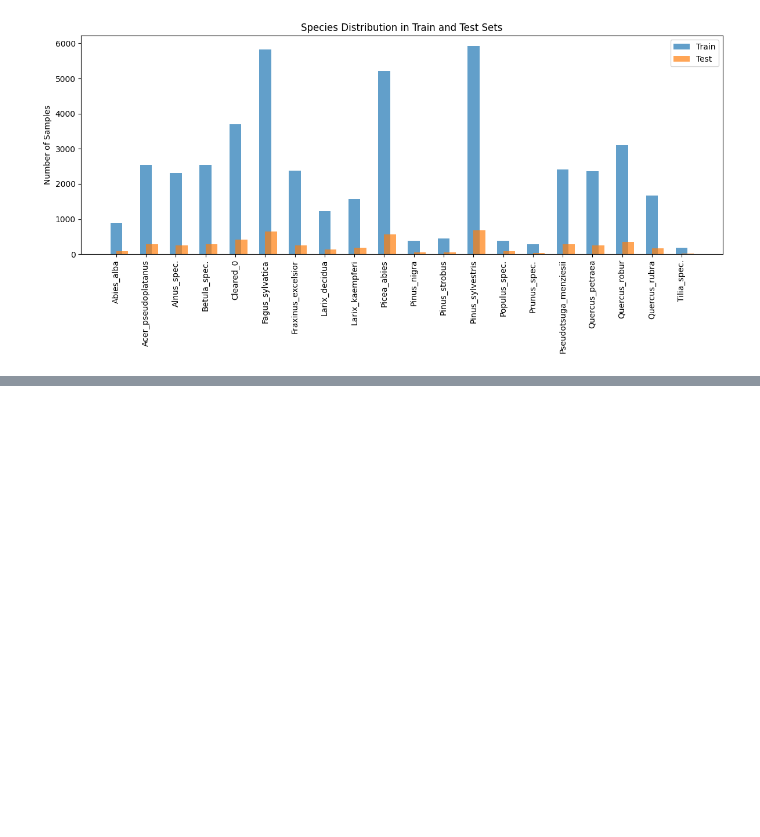
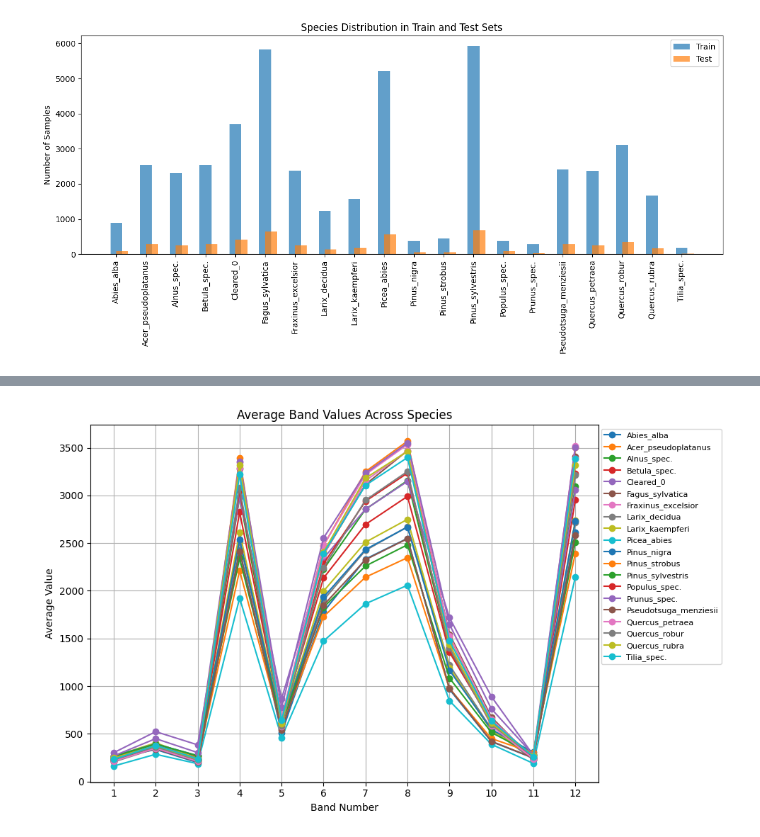
Before and after one commit to xiaodouzi666/BIP-task3, a Jupyter notebook: Data_Stats.ipynb, the cells around one changed output, grey strips where cells are left out. Cells and saved outputs as stored; diff of their text form; code cells hidden in the pictures; blank space fills up the shorter version.

```diff
--- a/Data_Stats.ipynb
+++ b/Data_Stats.ipynb
@@ -39,3 +39,23 @@ plt.tight_layout()
 plt.show()
 # %% [output]
 [figure]
+# %%
+import rasterio
+from torchvision.transforms import ToTensor
+import torch
+
+example_tif = "/Users/user/Downloads/DLF/s2/60m/Abies_alba_0_2545_WEFL_NLF.tif"
+with rasterio.open(example_tif) as src:
+    img = src.read()  # shape: (bands, height, width)
+
+    print("Shape(band, height, width):", img.shape)
+    print("Data type:", img.dtype)
+    print("Min/Max value:", img.min(), img.max())
+    # PyTorch example
+    img_tensor = torch.from_numpy(img).float()  # (12, 20, 20) for 200m patches
+    print(img_tensor)
+##below does the same thing converting to tensor
+image = rasterio.open(example_tif)
+image = image.read()
+image = ToTensor()(image)
+#print(image)
@@ -41,0 +80,59 @@ plt.show()
+# %%
+import os
+import numpy as np
+import rasterio
+import matplotlib.pyplot as plt
+from collections import defaultdict
+
+# Define the base directory where images are stored
+base_dir = "/Users/user/Downloads/DLF/s2/60m"  # Change this to the correct folder
+# Load file paths
+train_files = [line.strip() for line in open("/Users/user/Downloads/DLF/train_filenames.lst")]
+
+# Extract species names from file names
+def extract_species(filename):
+    parts = filename.split('_')
+    return f"{parts[0]}_{parts[1]}"  # Join genus and species
+
+# Group images by species
+species_band_sums = defaultdict(lambda: np.zeros(12))  # Store sum of band values
+species_counts = defaultdict(int)  # Count images per species
+
+for filename in train_files:
+    species = extract_species(filename)
+    img_path = os.path.join(base_dir, filename)  # Prepend the correct directory path
+
+    if not os.path.exists(img_path):
+        print(f"Skipping {filename} - File not found in {base_dir}")
+        continue  # Skip if file does not exist
+
+    try:
+        with rasterio.open(img_path) as src:
+            img = src.read().astype(np.float32)  # Shape: (12, H, W)
+            avg_band_values = img.mean(axis=(1, 2))  # Compute avg per band
+
+        species_band_sums[species] += avg_band_values
+        species_counts[species] += 1
+    except Exception as e:
+        print(f"Skipping {filename} due to error: {e}")
+
+# Compute the average band values per species
+species_avg_bands = {species: species_band_sums[species] / species_counts[species]
+                     for species in species_counts if species_counts[species] > 0}
+
+# Plot all species on one graph
+plt.figure(figsize=(10, 6))
+
+for species, avg_bands in species_avg_bands.items():
+    plt.plot(range(1, 13), avg_bands, marker='o', linestyle='-', label=species)
+
+plt.xlabel("Band Number")
+plt.ylabel("Average Value")
+plt.title("Average Band Values Across Species")
+plt.xticks(range(1, 13))
+plt.legend(loc="upper right", fontsize=8, bbox_to_anchor=(1.25, 1))
+plt.grid(True)
+plt.tight_layout()
+plt.show()
+# %% [output]
+[figure, added]
```
Also changed, not shown: parts of 1 cell of this notebook, 1 other file.
